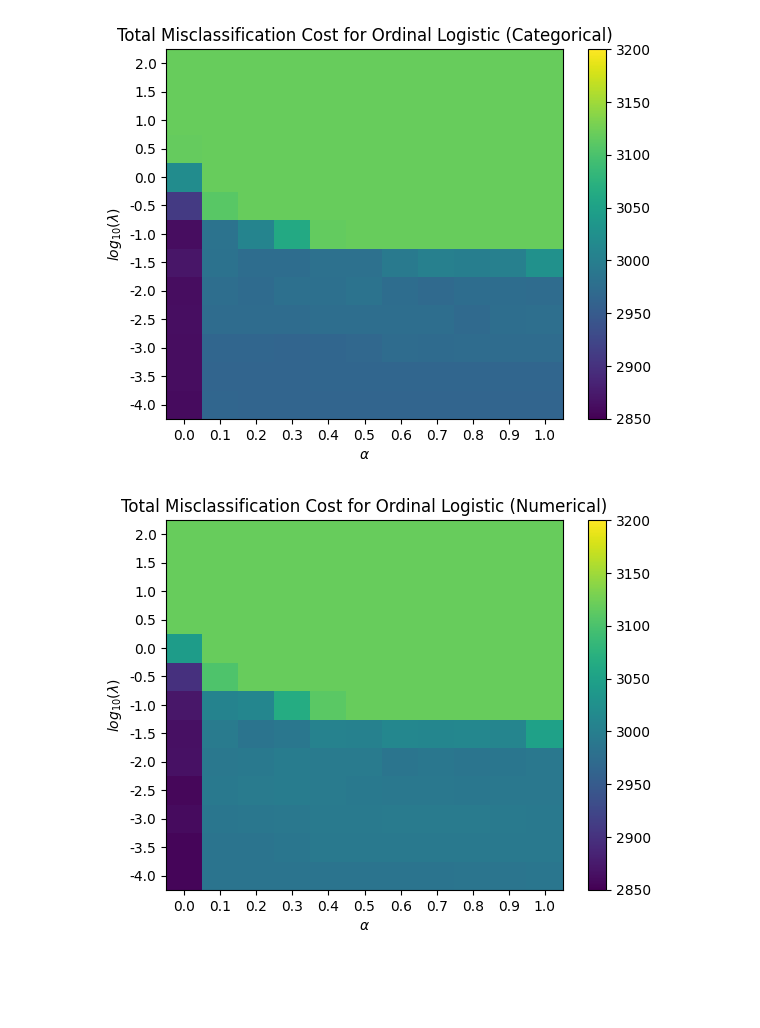
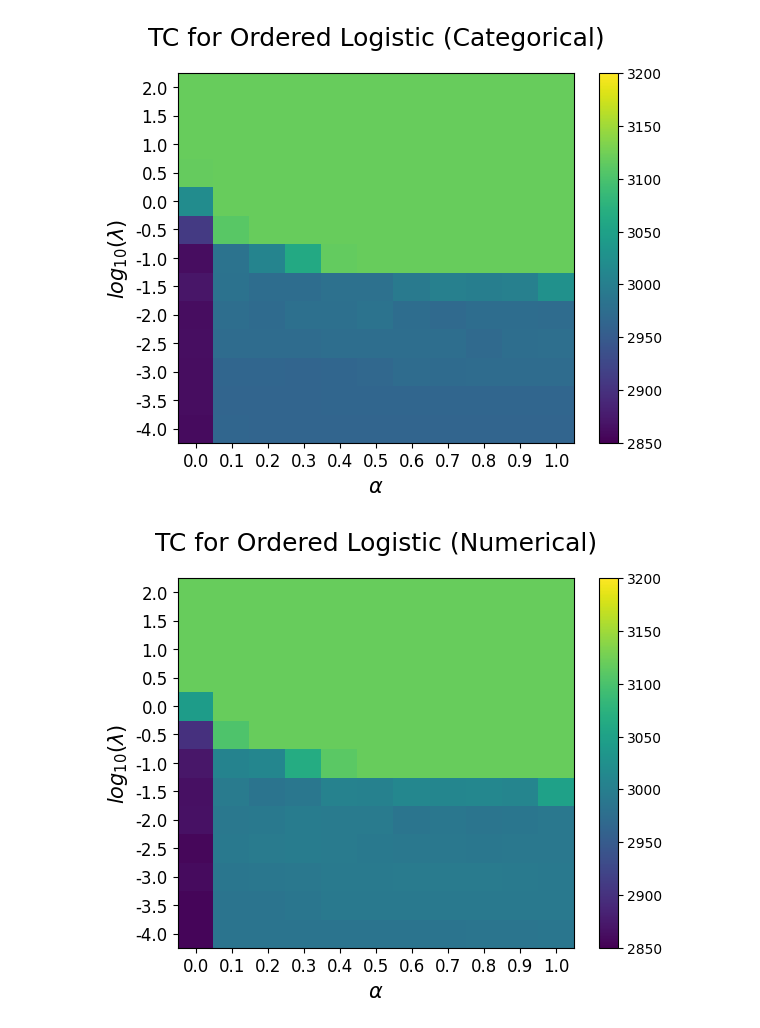
Before and after one commit to Tyler-Hecht/STAT-432-Final-Project, a Jupyter notebook: code/ordered_logistic_eval.ipynb, the cells around one changed output. Cells and saved outputs as stored; diff of their text form; code cells hidden in the pictures; blank space fills up the shorter version.

```diff
--- a/code/ordered_logistic_eval.ipynb
+++ b/code/ordered_logistic_eval.ipynb
@@ -71,24 +71,24 @@ alpha_min_cat, lambda_min_cat, TC_min_cat, C_min_cat, alpha_min_num, lambda_min_
 # %%
 plt.pcolor(TC_cat_pivot, vmin = 2850, vmax = 3200, cmap = "viridis")
-plt.xticks(np.arange(len(TC_cat_pivot.columns))+0.5, TC_cat_pivot.columns)
-plt.yticks(np.arange(len(TC_cat_pivot.index))+0.5, np.log10(TC_cat_pivot.index).round(1))
-plt.ylabel(r"$log_{10}(\lambda)$")
-plt.xlabel(r"$\alpha$")
-plt.title("Total Misclassification Cost for Ordinal Logistic (Categorical)")
+plt.xticks(np.arange(len(TC_cat_pivot.columns))+0.5, TC_cat_pivot.columns, fontsize = 12)
+plt.yticks(np.arange(len(TC_cat_pivot.index))+0.5, np.log10(TC_cat_pivot.index).round(1), fontsize = 12)
+plt.ylabel(r"$log_{10}(\lambda)$", fontsize = 15)
+plt.xlabel(r"$\alpha$", fontsize = 15)
+plt.title("TC for Ordered Logistic (Categorical)", fontsize = 18, pad = 20)
 plt.colorbar()
 
 plt.savefig(OUTPUT_CAT_PLOT, dpi = 300)
 # %% [output]
-[figure, old version]
+[figure, new version]
 # %%
 plt.pcolor(TC_num_pivot, vmin = 2850, vmax = 3200, cmap = "viridis")
-plt.xticks(np.arange(len(TC_num_pivot.columns))+0.5, TC_num_pivot.columns)
-plt.yticks(np.arange(len(TC_num_pivot.index))+0.5, np.log10(TC_num_pivot.index).round(1))
-plt.ylabel(r"$log_{10}(\lambda)$")
-plt.xlabel(r"$\alpha$")
-plt.title("Total Misclassification Cost for Ordinal Logistic (Numerical)")
+plt.xticks(np.arange(len(TC_num_pivot.columns))+0.5, TC_num_pivot.columns, fontsize = 12)
+plt.yticks(np.arange(len(TC_num_pivot.index))+0.5, np.log10(TC_num_pivot.index).round(1), fontsize = 12)
+plt.ylabel(r"$log_{10}(\lambda)$", fontsize = 15)
+plt.xlabel(r"$\alpha$", fontsize = 15)
+plt.title("TC for Ordered Logistic (Numerical)", fontsize = 18, pad = 20)
 plt.colorbar()
 
 plt.savefig(OUTPUT_NUM_PLOT, dpi = 300)
 # %% [output]
-[figure, old version]
+[figure, new version]
```
Also changed, not shown: parts of 1 cell of this notebook, 15 other files.
